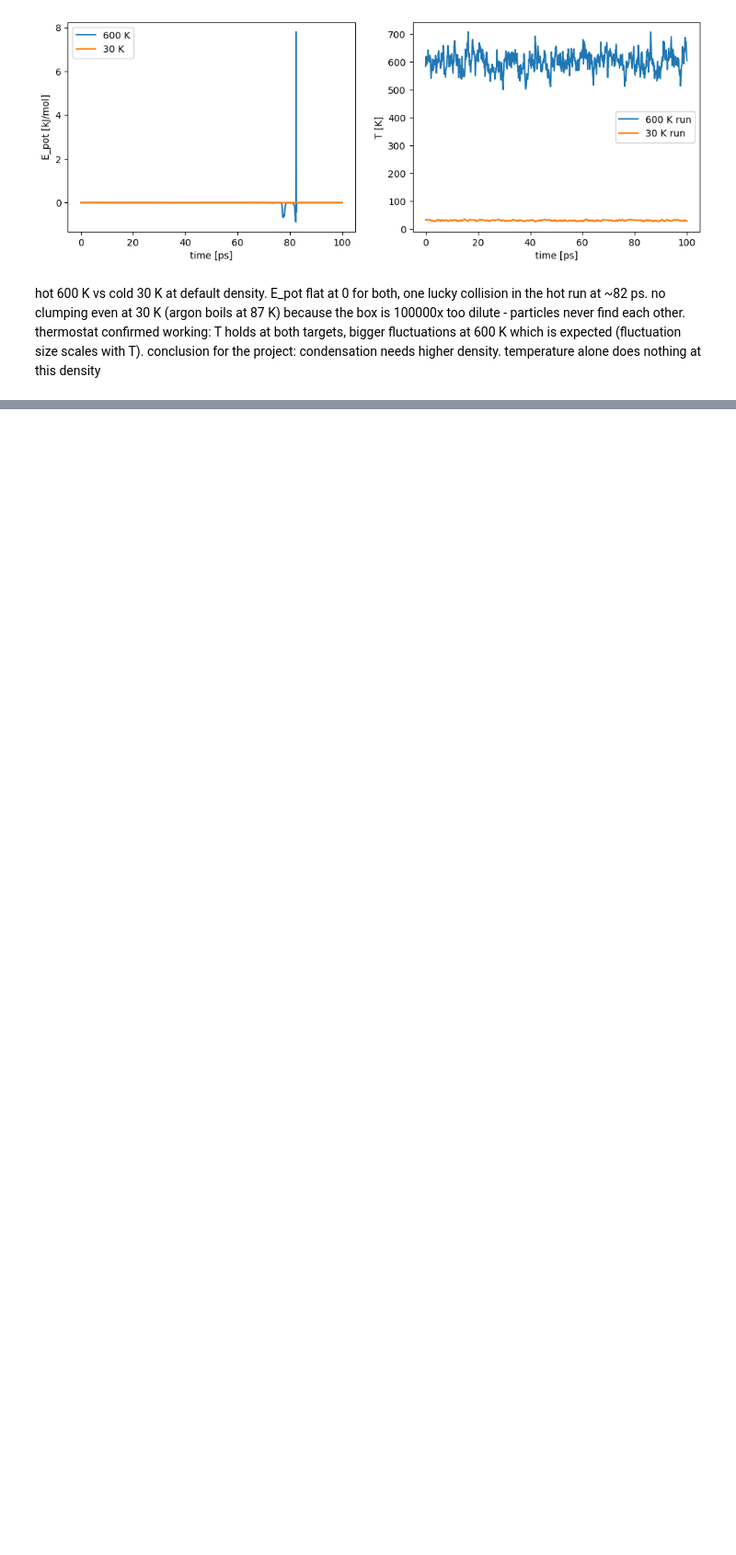
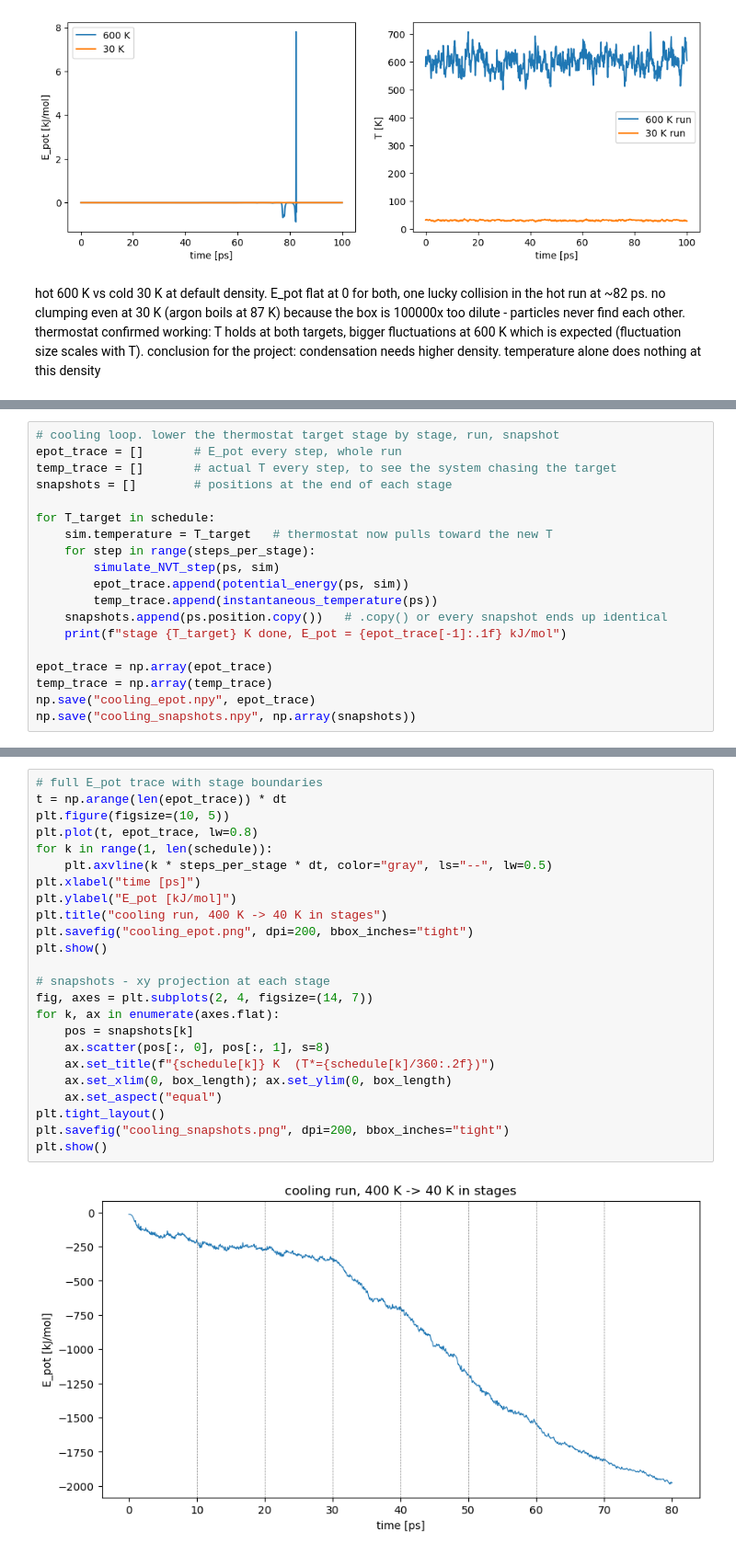
Before and after one commit to maggiehill2204-dotcom/md-project-13-group-02, a Jupyter notebook: condensation.ipynb, the cells around one changed output, grey strips where cells are left out. Shown at 92% size. Drawn from its saved outputs; the diff is of its cells as text; blank space fills up the shorter version.

Commit message:
phase 3 cooling run

```diff
--- a/condensation.ipynb
+++ b/condensation.ipynb
@@ -77,0 +136,19 @@ does nothing at this density
+# %%
+# cooling loop. lower the thermostat target stage by stage, run, snapshot
+epot_trace = []       # E_pot every step, whole run
+temp_trace = []       # actual T every step, to see the system chasing the target
+snapshots = []        # positions at the end of each stage
+
+for T_target in schedule:
+    sim.temperature = T_target   # thermostat now pulls toward the new T
+    for step in range(steps_per_stage):
+        simulate_NVT_step(ps, sim)
+        epot_trace.append(potential_energy(ps, sim))
+        temp_trace.append(instantaneous_temperature(ps))
+    snapshots.append(ps.position.copy())   # .copy() or every snapshot ends up identical
+    print(f"stage {T_target} K done, E_pot = {epot_trace[-1]:.1f} kJ/mol")
+
+epot_trace = np.array(epot_trace)
+temp_trace = np.array(temp_trace)
+np.save("cooling_epot.npy", epot_trace)
+np.save("cooling_snapshots.npy", np.array(snapshots))
@@ -77,0 +164,26 @@ does nothing at this density
+# %%
+# full E_pot trace with stage boundaries
+t = np.arange(len(epot_trace)) * dt
+plt.figure(figsize=(10, 5))
+plt.plot(t, epot_trace, lw=0.8)
+for k in range(1, len(schedule)):
+    plt.axvline(k * steps_per_stage * dt, color="gray", ls="--", lw=0.5)
+plt.xlabel("time [ps]")
+plt.ylabel("E_pot [kJ/mol]")
+plt.title("cooling run, 400 K -> 40 K in stages")
+plt.savefig("cooling_epot.png", dpi=200, bbox_inches="tight")
+plt.show()
+
+# snapshots - xy projection at each stage
+fig, axes = plt.subplots(2, 4, figsize=(14, 7))
+for k, ax in enumerate(axes.flat):
+    pos = snapshots[k]
+    ax.scatter(pos[:, 0], pos[:, 1], s=8)
+    ax.set_title(f"{schedule[k]} K  (T*={schedule[k]/360:.2f})")
+    ax.set_xlim(0, box_length); ax.set_ylim(0, box_length)
+    ax.set_aspect("equal")
+plt.tight_layout()
+plt.savefig("cooling_snapshots.png", dpi=200, bbox_inches="tight")
+plt.show()
+# %% [output]
+[figure, added]
```
Also changed, not shown: parts of 6 cells of this notebook.
